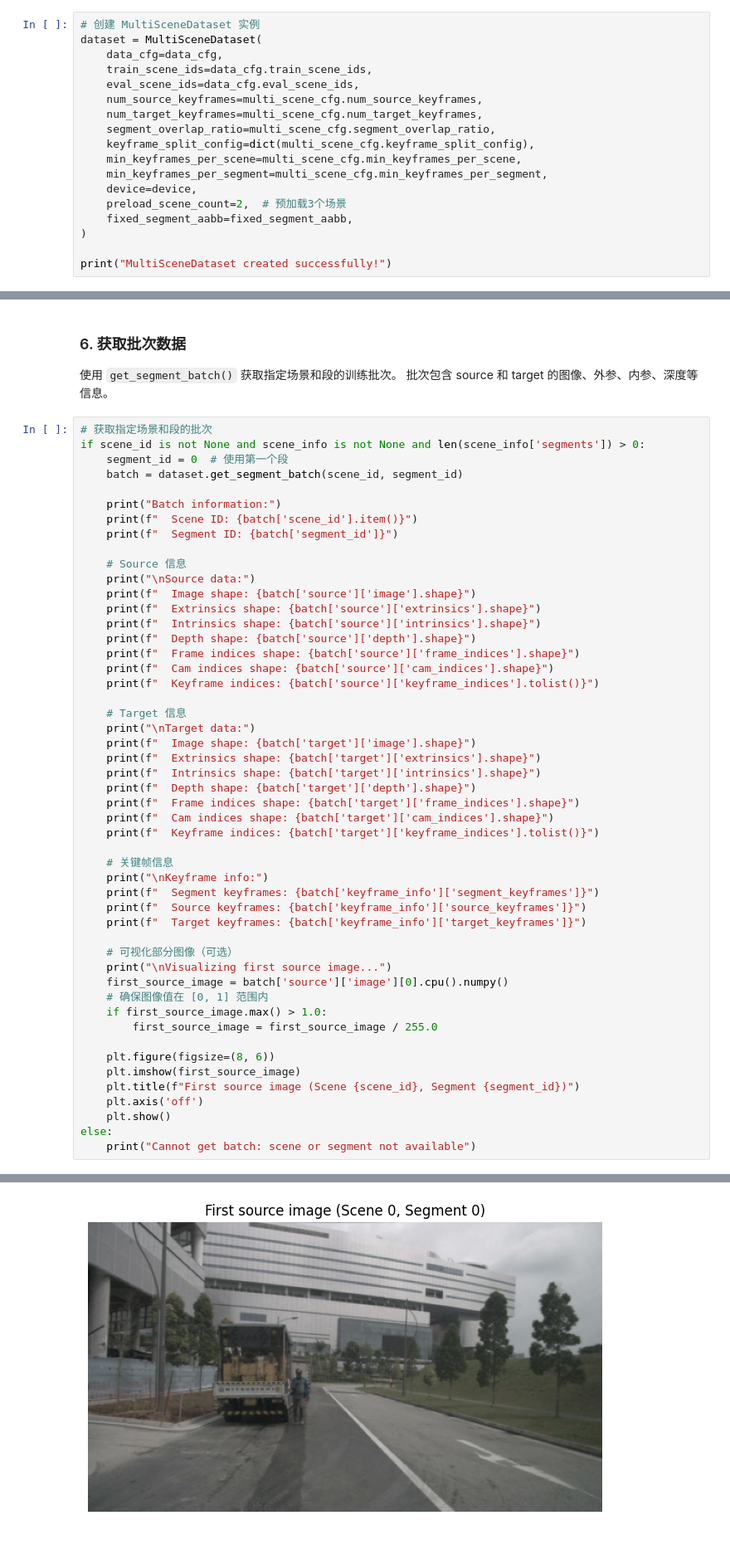
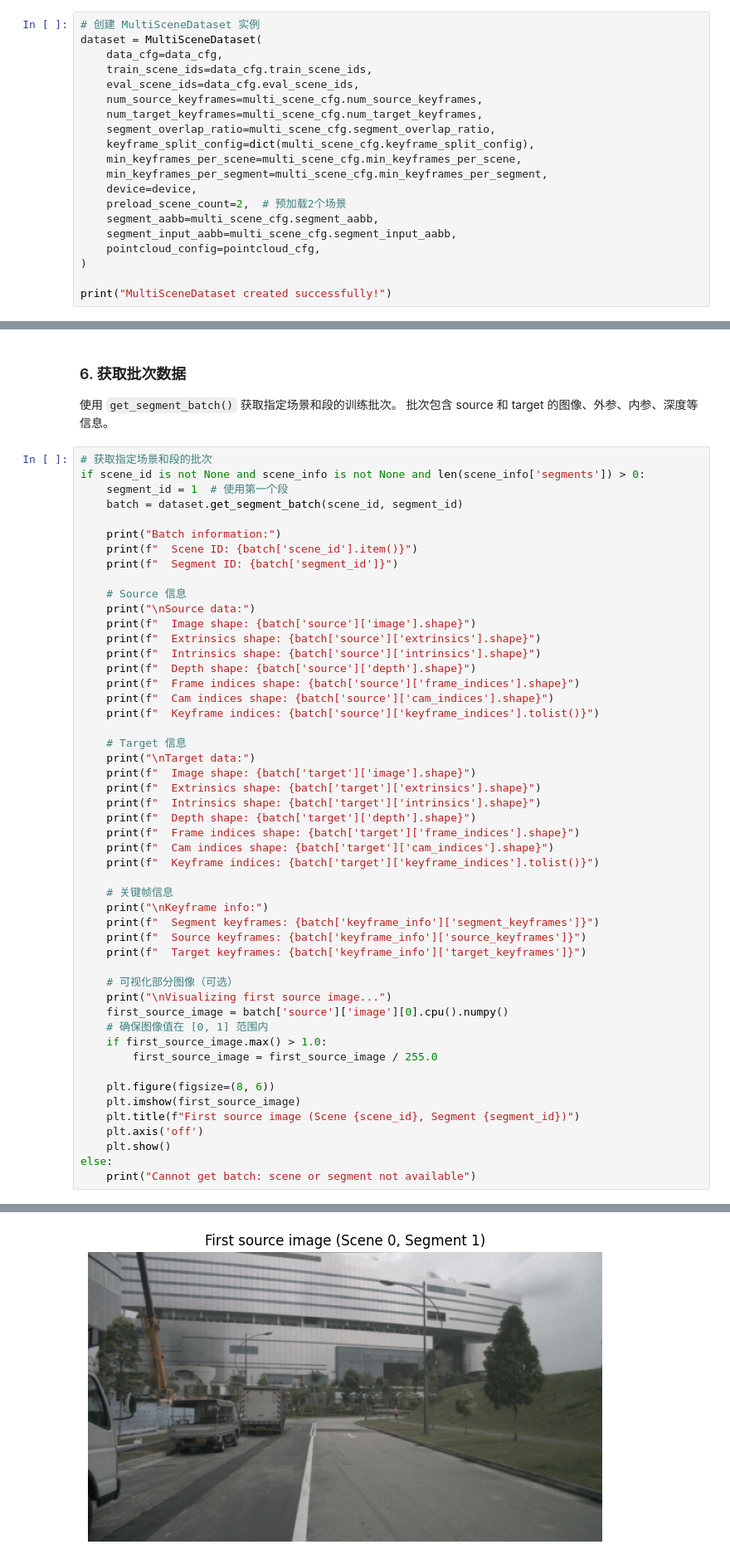
Before and after one commit to romantic-black/drivestudio-coding, a Jupyter notebook: notebooks/MultiSceneDataset_Demo.ipynb, the cells around one changed output, grey strips where cells are left out. Shown at 83% size. Saved outputs shown, nothing was run; the diff lists cells and outputs as text.

```diff
--- a/notebooks/MultiSceneDataset_Demo.ipynb
+++ b/notebooks/MultiSceneDataset_Demo.ipynb
@@ -156,8 +166,10 @@ dataset = MultiSceneDataset(
     min_keyframes_per_scene=multi_scene_cfg.min_keyframes_per_scene,
     min_keyframes_per_segment=multi_scene_cfg.min_keyframes_per_segment,
     device=device,
-    preload_scene_count=2,  # 预加载3个场景
-    fixed_segment_aabb=fixed_segment_aabb,
+    preload_scene_count=2,  # 预加载2个场景
+    segment_aabb=multi_scene_cfg.segment_aabb,
+    segment_input_aabb=multi_scene_cfg.segment_input_aabb,
+    pointcloud_config=pointcloud_cfg,
 )
 
 print("MultiSceneDataset created successfully!")
@@ -245,7 +257,7 @@ Segment information:
 # %%
 # 获取指定场景和段的批次
 if scene_id is not None and scene_info is not None and len(scene_info['segments']) > 0:
-    segment_id = 0  # 使用第一个段
+    segment_id = 1  # 使用第一个段
     batch = dataset.get_segment_batch(scene_id, segment_id)
 
     print("Batch information:")
@@ -311,3 +323,3 @@ Source data:
 
 Visualizing first source image...
-[figure, old version]
+[figure, new version]
```
Also changed, not shown: parts of 11 cells of this notebook, 27 other files.
